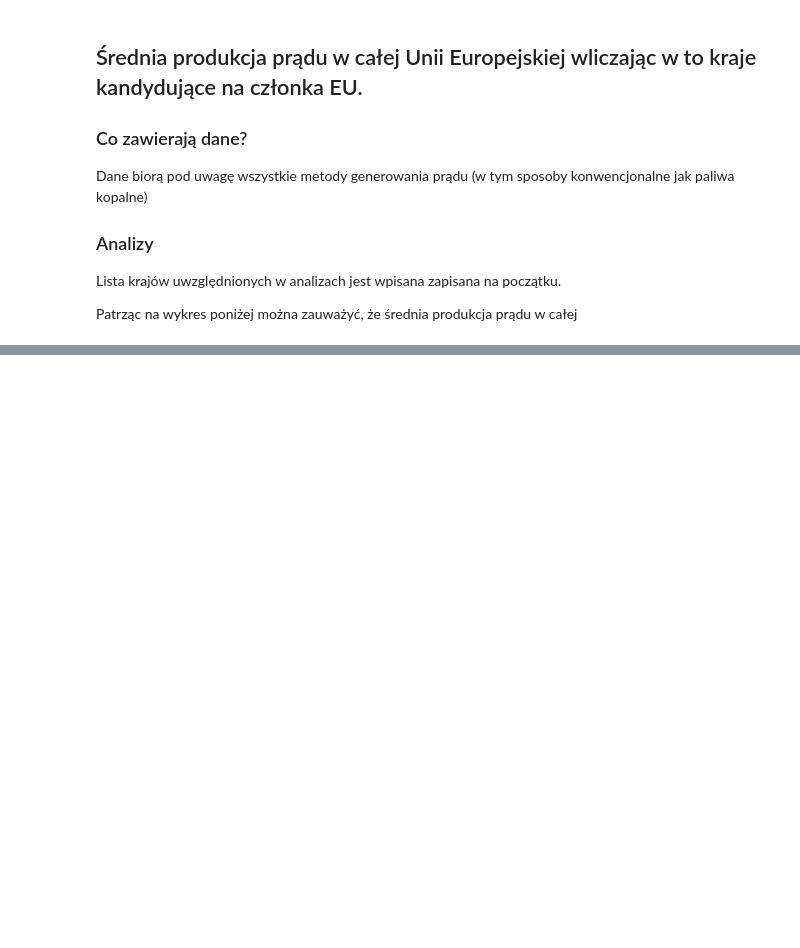
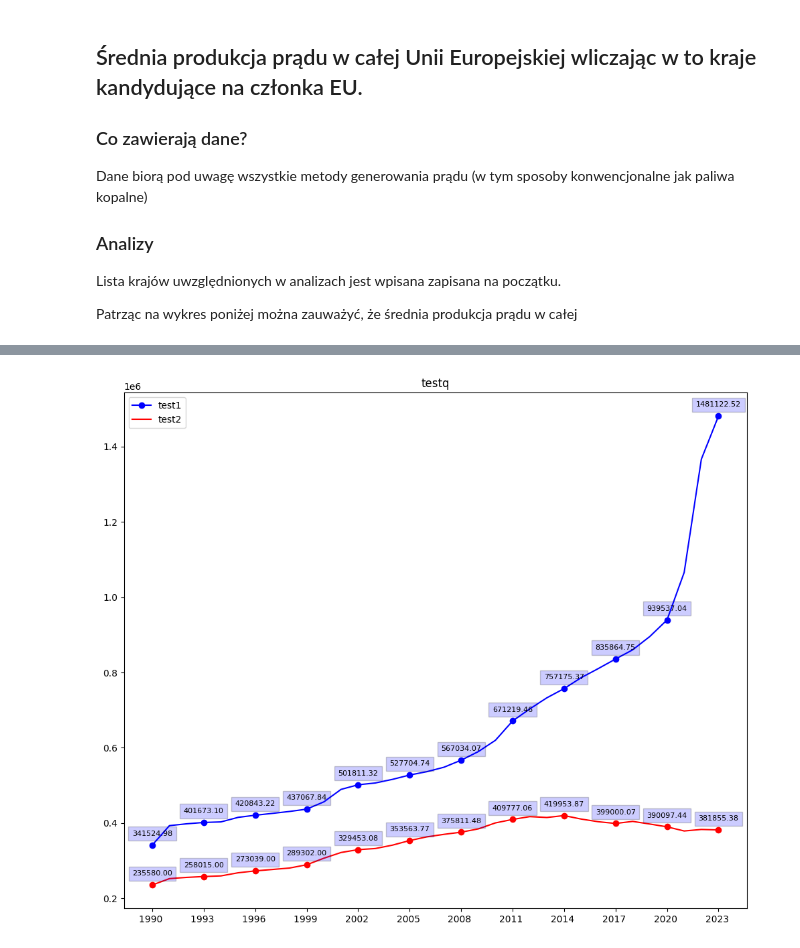
Before and after one commit to tismiracle/Share-of-energy-from-renewable-sources--nrg_ind_share-, a Jupyter notebook: notebook.ipynb, the cells around one changed output, grey strips where cells are left out. Cells and saved outputs as stored; diff of their text form; code cells hidden in the pictures; blank space fills up the shorter version.

```diff
--- a/notebook.ipynb
+++ b/notebook.ipynb
@@ -249,8 +249,7 @@ def create_plot(xpoints, ypoints, ticks, title, label_name="Series1", ax=None, c
     add_labels(xpoints, ypoints, ticks, line)
     if not disp_in_jupyter:
         plt.close()
-    else:
-        plt.show()
+
     return line
 
 def iter_through_cols(given_df, func):
@@ -597,5 +593,13 @@ table_full.style.format(precision=2, thousands=",")
 # %%
 #PROCENTOWY UDZIAŁ KONWENCJONALNYCH I OZE
+
+fig, ax = plt.subplots(figsize=(12, 10)) #ABY ZROBIĆ PLOTY KTÓRE MAJĄ KILKA W JEDNYM. DO FUNKCJI create_plot nalezy dodac wtedy ax=ax
+
+line1 = create_plot(table_full["Year"], table_full["Total OZE"], 3, "test", "test1", ax=ax)
+line2 = create_plot(table_full["Year"], table_full["Total Conventional"], 3, "testq", "test2", ax=ax, color="red")
+line2.set_color('red')
+# %% [output]
+[figure, added]
 # %%
 #REGRESJA LINIOWA - PRZEWIDYWANIA WZROSTU PRĄDU W NASTĘPNYCH LATACH
 # %%
```
Also changed, not shown: parts of 1 cell of this notebook.
